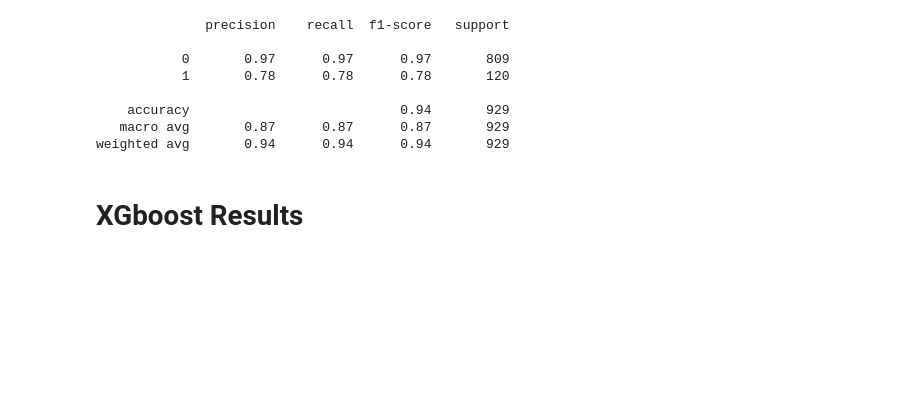
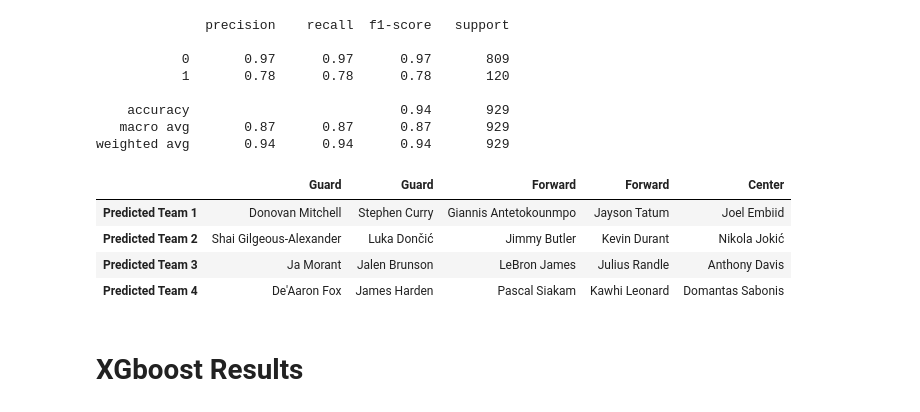
Before and after one commit to hhdesai98/nba_classification, a Jupyter notebook: agg_res.ipynb, the cells around one changed output. Cells and saved outputs as stored; diff of their text form; code cells hidden in the pictures; blank space fills up the shorter version.

```diff
--- a/agg_res.ipynb
+++ b/agg_res.ipynb
@@ -127,6 +151,14 @@ print(classification_report(rf_preds_all['all_nba_c_year'], rf_preds_all['pred_a
     accuracy                           0.94       929
    macro avg       0.87      0.87      0.87       929
 weighted avg       0.94      0.94      0.94       929
+# %%
+pred_all_nba_df(rf_preds_all, 2023)
+# %% [output]
+|  | Guard | Guard | Forward | Forward | Center |
+| Predicted Team 1 | Donovan Mitchell | Stephen Curry | Giannis Antetokounmpo | Jayson Tatum | Joel Embiid |
+| Predicted Team 2 | Shai Gilgeous-Alexander | Luka Dončić | Jimmy Butler | Kevin Durant | Nikola Jokić |
+| Predicted Team 3 | Ja Morant | Jalen Brunson | LeBron James | Julius Randle | Anthony Davis |
+| Predicted Team 4 | De'Aaron Fox | James Harden | Pascal Siakam | Kawhi Leonard | Domantas Sabonis |
 # %% [markdown]
 # XGboost Results
 # %% [markdown]
```
Also changed, not shown: parts of 10 cells of this notebook.
